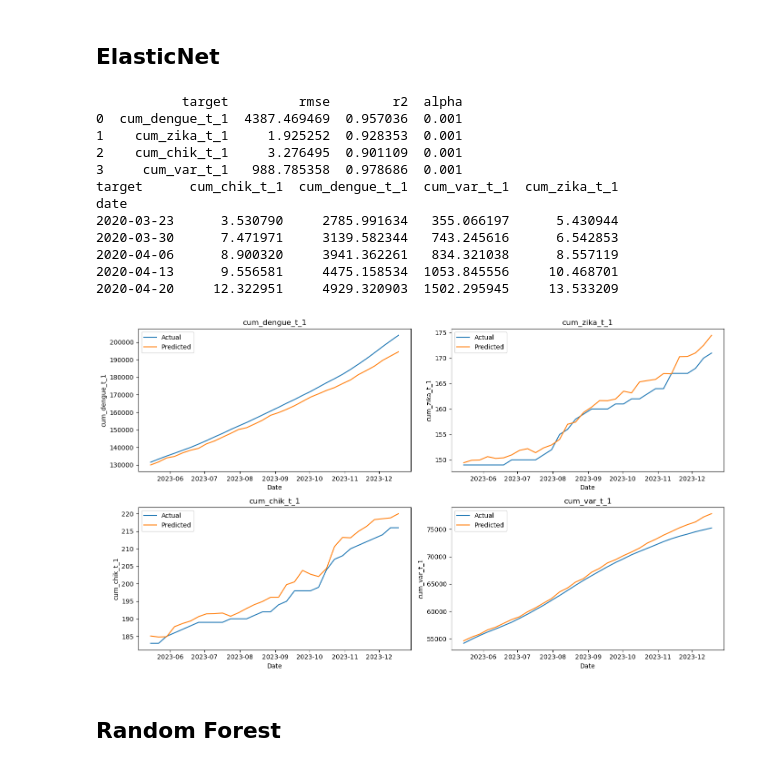
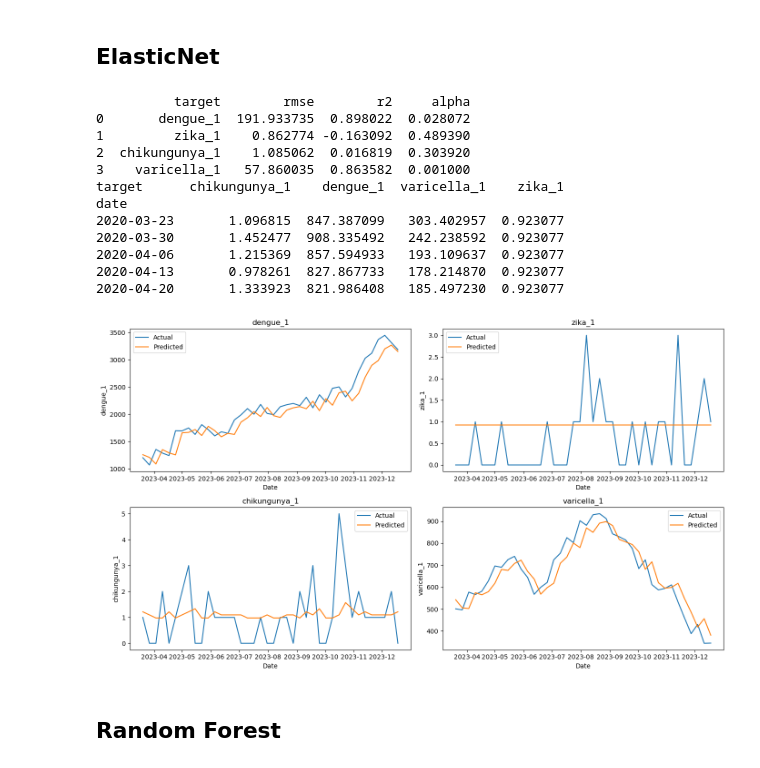
Before and after one commit to danielgvb/thesis, a Jupyter notebook: modelling/09.3_Multivariate_epidemics_clean.ipynb, the cells around one changed output. Saved outputs shown, nothing was run; the diff lists cells and outputs as text; code cells hidden in the pictures.

```diff
--- a/modelling/09.3_Multivariate_epidemics_clean.ipynb
+++ b/modelling/09.3_Multivariate_epidemics_clean.ipynb
@@ -96,4 +108,4 @@ memory usage: 53.6+ KB
 # %%
 # convert date to numeric
 df['date'] = pd.to_datetime(df['date'])
-df['date_numeric'] = df['date'].apply(lambda x: x.timestamp())
+df['date_num'] = df['date'].apply(lambda x: x.timestamp())
@@ -100,3 +116,8 @@ df['date_numeric'] = df['date'].apply(lambda x: x.timestamp())
+# %%
+selected_features_epidemics.extend(['date', 'zika', 'chikungunya', 'varicella',
+                                    'dengue_1', 'zika_1', 'chikungunya_1', 'varicella_1', 'pm25'])
+# %%
+df = df[selected_features_epidemics]
 # %%
 df_og = df.copy()
 # %% [markdown]
@@ -119,7 +140,12 @@ df = df_og.copy()
 # -------------------------------------------------------------
 df['date'] = pd.to_datetime(df['date'])
 
-targets = ['cum_dengue_t_1', 'cum_zika_t_1', 'cum_chik_t_1', 'cum_var_t_1']
+targets = ['dengue_1', 'zika_1', 'chikungunya_1', 'varicella_1']
+targets_lagged = {'dengue_1':'dengue',
+                  'zika_1':'zika',
+                  'chikungunya_1':'chikungunya',
+                  'varicella_1':'varicella'}
+targets_lagged_list = list(targets_lagged.values())
 
 results       = []   # per‑target metrics
 plot_payload  = []   # hold‑out curves
@@ -143,6 +169,11 @@ for tgt in targets:
     X = (df_tgt
          .drop(columns=targets + ['date'])        # remove all target cols + date
          .select_dtypes(include='number'))        # numeric predictors only
+    # drop epidemics that are not same as target
+    targets_lagged_remove = targets_lagged_list.copy() # get a list of epidemics
+    targets_lagged_remove.remove(targets_lagged[tgt]) # dont remove target epidemic (lagged)
+    X = X.drop(columns=targets_lagged_remove) # remove other lagged epidemics
+
 
     # ---- 1.3  Time‑series split: last fold is hold‑out
     # outer_split = TimeSeriesSplit(n_splits=5)
@@ -546,11 +602,16 @@ df = df_og.copy()
 # -------------------------------------------------------------
 df['date'] = pd.to_datetime(df['date'])
 
-targets = ['cum_dengue_t_1', 'cum_zika_t_1', 'cum_chik_t_1', 'cum_var_t_1']
+targets = ['dengue_1', 'zika_1', 'chikungunya_1', 'varicella_1']
+targets_lagged = {'dengue_1':'dengue',
+                  'zika_1':'zika',
+                  'chikungunya_1':'chikungunya',
+                  'varicella_1':'varicella'}
+targets_lagged_list = list(targets_lagged.values())
 
-results       = []   # metrics per target
-plot_payload  = []   # hold-out curves
-fit_records   = []   # fitted values (train + test)
+results       = []   # per‑target metrics
+plot_payload  = []   # hold‑out curves
+fit_records   = []   # fitted values for every row
 
 # -------------------------------------------------------------
 # 1.  Loop over target variables
@@ -572,17 +633,23 @@ for tgt in targets:
     X = (df_tgt
          .drop(columns=targets + ['date'])
          .select_dtypes(include='number'))
+    # drop epidemics that are not same as target
+    targets_lagged_remove = targets_lagged_list.copy() # get a list of epidemics
+    targets_lagged_remove.remove(targets_lagged[tgt]) # dont remove target epidemic (lagged)
+    X = X.drop(columns=targets_lagged_remove) # remove other lagged epidemics
 
-    # ---- 1.3  Time-series split: last fold = test
-    outer_split = TimeSeriesSplit(n_splits=5)
-    train_idx, test_idx = list(outer_split.split(X))[-1]
+
+    # ---- 1.3 Chronological 80 / 20 split---------------
+    split_pt = int(len(X) * 0.8)          # 80 % train, 20 % test
+    train_idx = np.arange(split_pt)
+    test_idx  = np.arange(split_pt, len(X))
 
     X_train, X_test = X.iloc[train_idx], X.iloc[test_idx]
     y_train, y_test = y.iloc[train_idx], y.iloc[test_idx]
     dates_test      = df_tgt.loc[test_idx, 'date']
 
     # ---- 1.4  Pipeline: StandardScaler ➜ ElasticNetCV (l1_ratio = 0.5)
-    inner_cv = TimeSeriesSplit(n_splits=3)
+    inner_cv = TimeSeriesSplit(n_splits=3) # CV on TRAIN only
     enet_pipe = Pipeline(steps=[
         ("scaler", StandardScaler()),
         ("model",  ElasticNetCV(
@@ -636,45 +703,45 @@ print(metrics_df)
 # -------------------------------------------------------------
 fitted_df = (
     pd.concat(fit_records)
       .pivot(index='date', columns='target', values='fitted')
       .sort_index()
 )
 print(fitted_df.head())
 
 # -------------------------------------------------------------
 # 4.  2 × 2 subplot grid of Actual vs. Predicted
 # -------------------------------------------------------------
 fig, axes = plt.subplots(2, 2, figsize=(14, 8), sharex=False, sharey=False)
 axes = axes.flatten()
 
 for idx, payload in enumerate(plot_payload):
     ax = axes[idx]
     ax.plot(payload["date"], payload["y_true"], label="Actual")
     ax.plot(payload["date"], payload["y_pred"], label="Predicted")
     ax.set_title(payload["target"])
     ax.set_xlabel("Date")
     ax.set_ylabel(payload["target"])
     ax.legend()
 
 for j in range(len(plot_payload), len(axes)):
     axes[j].axis("off")
 
 fig.tight_layout()
 plt.show()
 # %% [output]
-           target         rmse        r2  alpha
-0  cum_dengue_t_1  4387.469469  0.957036  0.001
-1    cum_zika_t_1     1.925252  0.928353  0.001
-2    cum_chik_t_1     3.276495  0.901109  0.001
-3     cum_var_t_1   988.785358  0.978686  0.001
-target      cum_chik_t_1  cum_dengue_t_1  cum_var_t_1  cum_zika_t_1
+          target        rmse        r2     alpha
+0       dengue_1  191.933735  0.898022  0.028072
+1         zika_1    0.862774 -0.163092  0.489390
+2  chikungunya_1    1.085062  0.016819  0.303920
+3    varicella_1   57.860035  0.863582  0.001000
+target      chikungunya_1    dengue_1  varicella_1    zika_1
 date
-2020-03-23      3.530790     2785.991634   355.066197      5.430944
-2020-03-30      7.471971     3139.582344   743.245616      6.542853
-2020-04-06      8.900320     3941.362261   834.321038      8.557119
-2020-04-13      9.556581     4475.158534  1053.845556     10.468701
-2020-04-20     12.322951     4929.320903  1502.295945     13.533209
+2020-03-23       1.096815  847.387099   303.402957  0.923077
+2020-03-30       1.452477  908.335492   242.238592  0.923077
+2020-04-06       1.215369  857.594933   193.109637  0.923077
+2020-04-13       0.978261  827.867733   178.214870  0.923077
+2020-04-20       1.333923  821.986408   185.497230  0.923077
-[figure, old version]
+[figure, new version]
 # %%
 fitted_df.to_csv('../results/ElasticNet_epidemics.csv', index = True)
 # %% [markdown]
```
Also changed, not shown: parts of 17 cells of this notebook, 28 other files.
